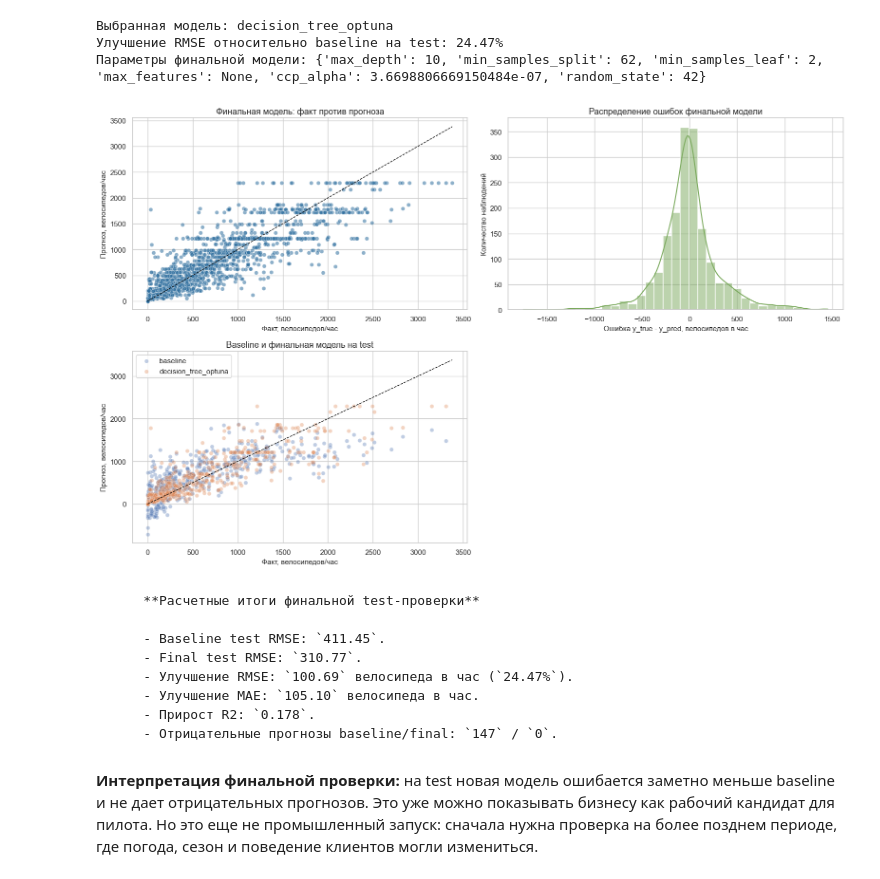
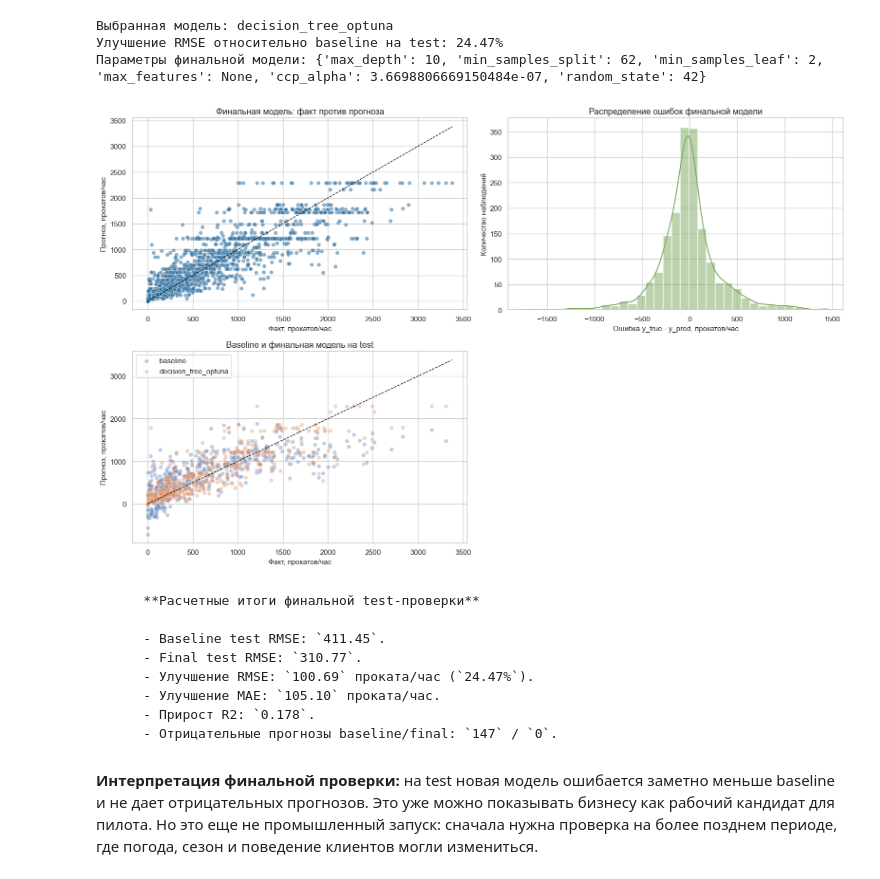
Before and after one commit to neiro/ds_sonv, a Jupyter notebook: ml-env/work.ipynb, the cells around one changed output. Saved outputs shown, nothing was run; the diff lists cells and outputs as text; code cells hidden in the pictures.

```diff
--- a/ml-env/work.ipynb
+++ b/ml-env/work.ipynb
@@ -1454,39 +1454,39 @@ residuals = y_test - final_test_predictions
 baseline_test_predictions = baseline_pipeline.predict(X_test)
 
 fig, axes = plt.subplots(2, 2, figsize=(16, 10))
 axes = axes.ravel()
 sns.scatterplot(x=y_test, y=final_test_predictions, alpha=0.55, ax=axes[0], color="#2f6f9f")
 max_value = max(y_test.max(), final_test_predictions.max())
 axes[0].plot([0, max_value], [0, max_value], color="black", linestyle="--", linewidth=1)
 axes[0].set_title("Финальная модель: факт против прогноза")
-axes[0].set_xlabel("Факт, велосипедов/час")
-axes[0].set_ylabel("Прогноз, велосипедов/час")
+axes[0].set_xlabel("Факт, прокатов/час")
+axes[0].set_ylabel("Прогноз, прокатов/час")
 
 sns.histplot(residuals, bins=35, kde=True, ax=axes[1], color="#7aa95c")
 axes[1].set_title("Распределение ошибок финальной модели")
-axes[1].set_xlabel("Ошибка y_true - y_pred, велосипедов в час")
+axes[1].set_xlabel("Ошибка y_true - y_pred, прокатов/час")
 axes[1].set_ylabel("Количество наблюдений")
 
 comparison_plot = pd.DataFrame(
     {
         "actual": y_test,
         "baseline_prediction": baseline_test_predictions,
         "final_prediction": final_test_predictions,
     }
 ).sample(min(500, len(y_test)), random_state=RANDOM_STATE)
 sns.scatterplot(data=comparison_plot, x="actual", y="baseline_prediction", alpha=0.35, label="baseline", ax=axes[2])
 sns.scatterplot(data=comparison_plot, x="actual", y="final_prediction", alpha=0.35, label=best_model_name, ax=axes[2])
 axes[2].plot([0, max_value], [0, max_value], color="black", linestyle="--", linewidth=1)
 axes[2].set_title("Baseline и финальная модель на test")
-axes[2].set_xlabel("Факт, велосипедов/час")
-axes[2].set_ylabel("Прогноз, велосипедов/час")
+axes[2].set_xlabel("Факт, прокатов/час")
+axes[2].set_ylabel("Прогноз, прокатов/час")
 axes[2].legend()
 axes[3].axis("off")
 
 plt.tight_layout()
 plt.show()
 # %% [output]
-[figure, old version]
+[figure, new version]
 # %%
 baseline_final_row = final_results.query("model == 'company_linear_baseline' and split == 'test'").iloc[0]
 selected_final_row = final_results.query("model == @best_model_name and split == 'test'").iloc[0]
@@ -1501,8 +1501,8 @@ display(
 
         - Baseline test RMSE: `{baseline_final_row["RMSE"]:.2f}`.
         - Final test RMSE: `{selected_final_row["RMSE"]:.2f}`.
-        - Улучшение RMSE: `{test_rmse_delta:.2f}` велосипеда в час (`{rmse_improvement_pct:.2f}%`).
-        - Улучшение MAE: `{test_mae_delta:.2f}` велосипеда в час.
+        - Улучшение RMSE: `{test_rmse_delta:.2f}` проката/час (`{rmse_improvement_pct:.2f}%`).
+        - Улучшение MAE: `{test_mae_delta:.2f}` проката/час.
         - Прирост R2: `{test_r2_delta:.3f}`.
         - Отрицательные прогнозы baseline/final: `{int(baseline_final_row["negative_predictions"])}` / `{int(selected_final_row["negative_predictions"])}`.
         """
@@ -1514,8 +1514,8 @@ display(
 
         - Baseline test RMSE: `411.45`.
         - Final test RMSE: `310.77`.
-        - Улучшение RMSE: `100.69` велосипеда в час (`24.47%`).
-        - Улучшение MAE: `105.10` велосипеда в час.
+        - Улучшение RMSE: `100.69` проката/час (`24.47%`).
+        - Улучшение MAE: `105.10` проката/час.
         - Прирост R2: `0.178`.
         - Отрицательные прогнозы baseline/final: `147` / `0`.
 # %% [markdown]
```
Also changed, not shown: parts of 14 cells of this notebook, 3 other files.
